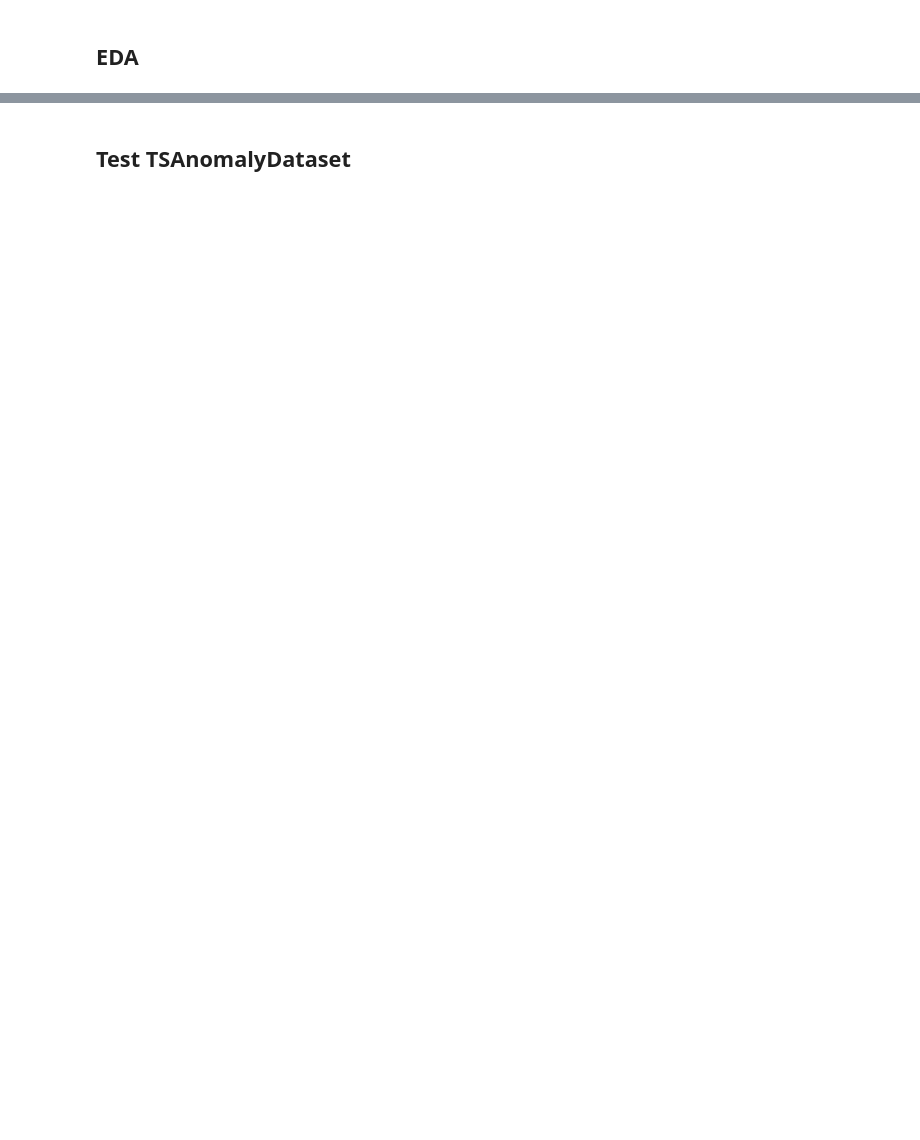
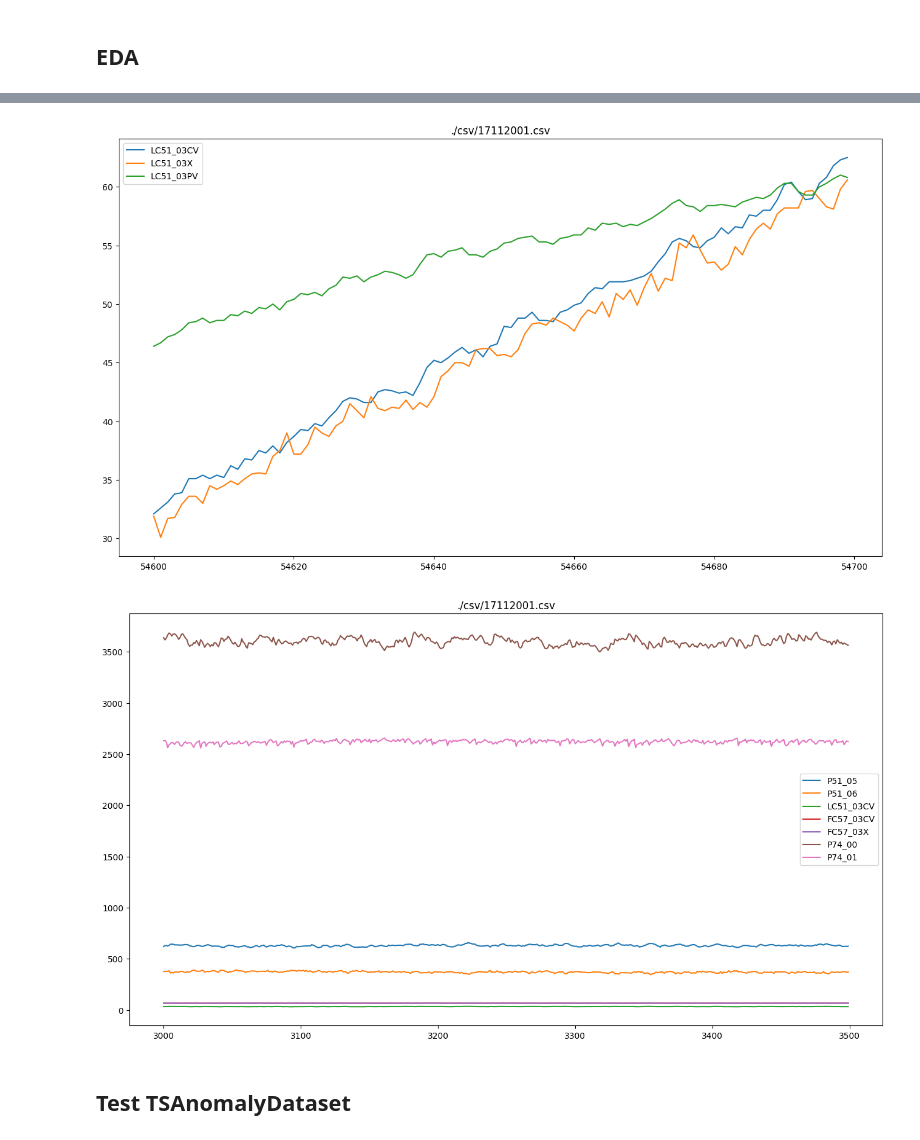
Before and after one commit to LanceWang12/Pretrained-Time-Series-Transformer, a Jupyter notebook: data/DMDS/EDA.ipynb, the cells around one changed output, grey strips where cells are left out. Cells and saved outputs as stored; diff of their text form; code cells hidden in the pictures; blank space fills up the shorter version.

```diff
--- a/data/DMDS/EDA.ipynb
+++ b/data/DMDS/EDA.ipynb
@@ -132,16 +199,27 @@ analysis(file, start, end, col_lst)
 # %%
 # fault in 171122001.csv
 start, end = 54600, 54700
 file = "./csv/17112001.csv"
 col_lst = ["LC51_03CV", "LC51_03X", "LC51_03PV"]
 analysis(file, start, end, col_lst)
 
-start, end = 56670, 56770
+start, end = 3000, 3500
+col_lst = [
+    "P51_05", "P51_06", "LC51_03CV", # Actuator01
+    "FC57_03CV", "FC57_03X", # Actuator02
+    "P74_00", "P74_01",
+]
 analysis(file, start, end, col_lst)
 
-start, end = 37780, 58400
-col_lst = ["P51_06", "T51_01", "F51"]
-analysis(file, start, end, col_lst)
+# start, end = 56670, 56770
+# analysis(file, start, end, col_lst)
+
+# start, end = 37780, 58400
+# col_lst = ["P51_06", "T51_01", "F51_01"]
+# analysis(file, start, end, col_lst)
+# %% [output]
+[figure, added]
+[figure, added]
 # %% [markdown]
 ## Test TSAnomalyDataset
 # %%
```
Also changed, not shown: parts of 18 cells of this notebook, 4 other files.
